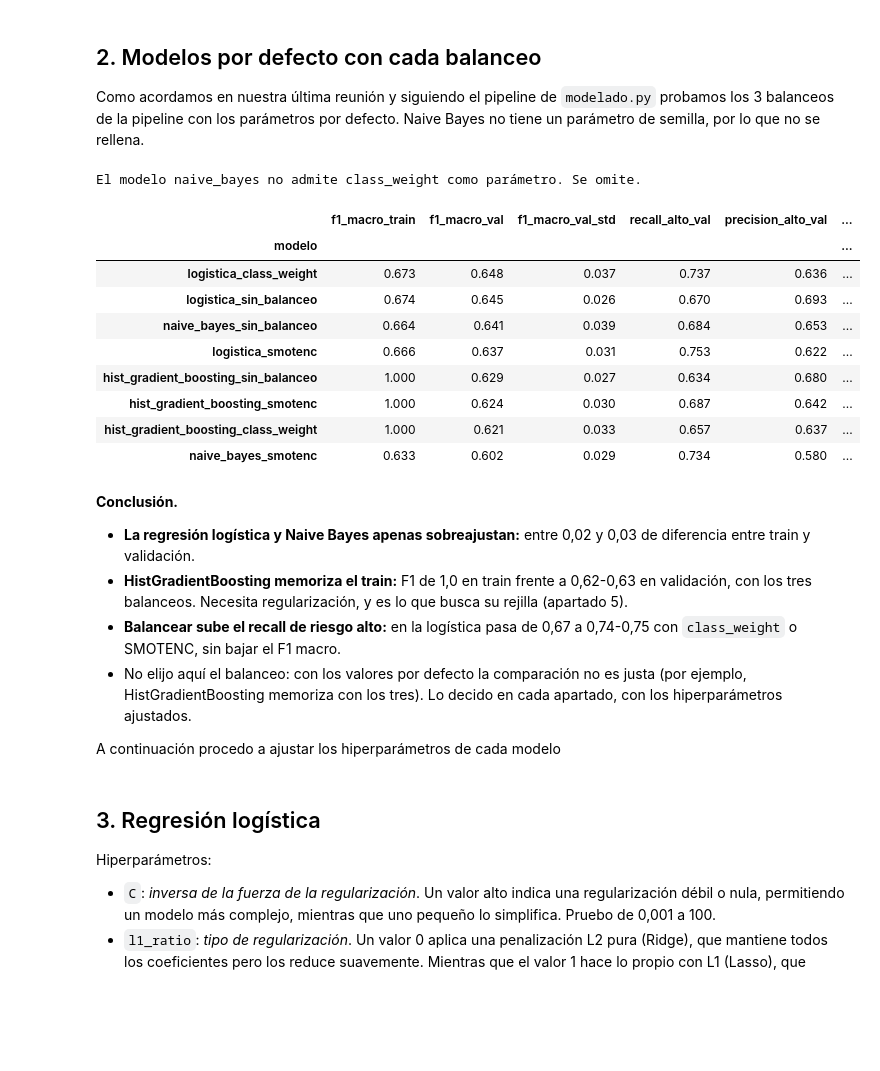
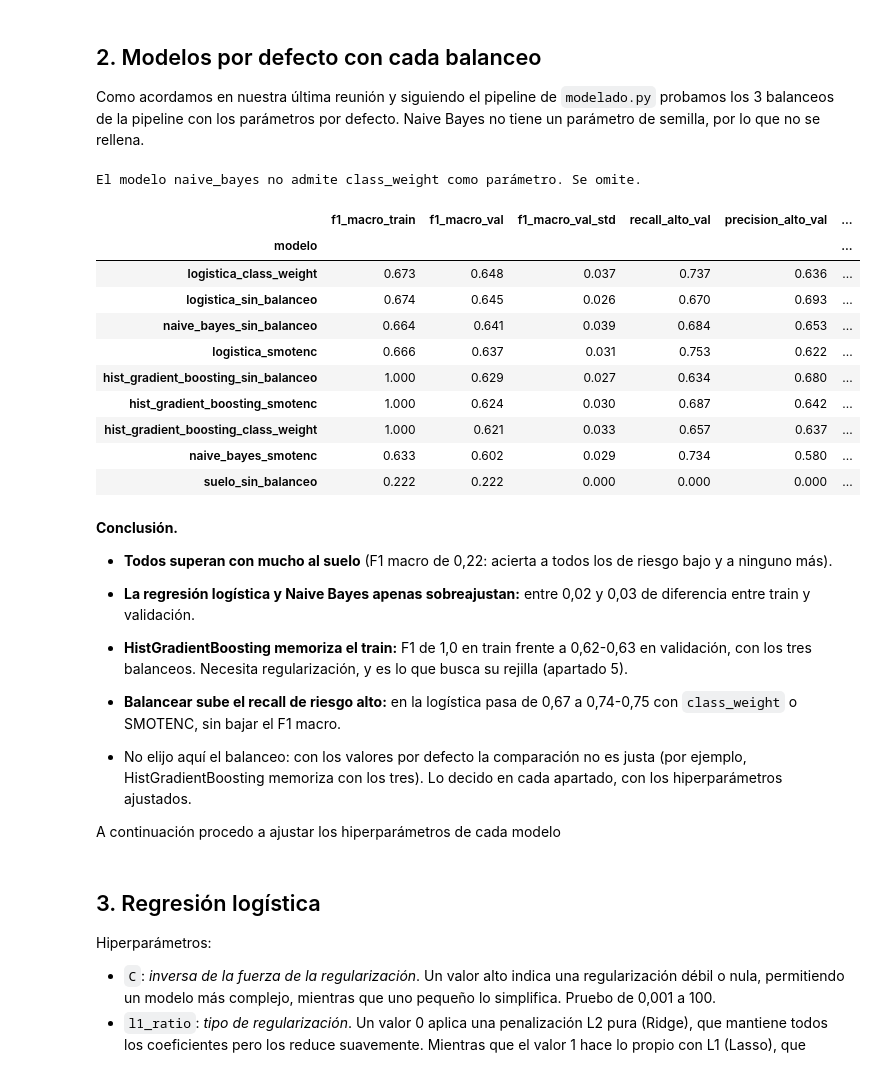
Before and after one commit to enzocastrozn/machine_learning, a Jupyter notebook: src/modelos_pablo.ipynb, the cells around one changed output. Saved outputs shown, nothing was run; the diff lists cells and outputs as text; code cells hidden in the pictures; blank space fills up the shorter version.

```diff
--- a/src/modelos_pablo.ipynb
+++ b/src/modelos_pablo.ipynb
@@ -37,6 +41,7 @@ modelos = {
     "logistica": LogisticRegression(random_state=cte.semilla),
     "naive_bayes": GaussianNB(),
     "hist_gradient_boosting": HistGradientBoostingClassifier(random_state=cte.semilla),
+    "suelo": DummyClassifier(strategy="most_frequent"),
 }
 
 balanceos = [None, "class_weight", "smotenc"]
@@ -44,39 +49,48 @@ filas = []
 pipeline = {}
 busqueda_por_defecto = {}
 for nombre, modelo in modelos.items():
     for balanceo in balanceos:
         etiqueta = f"{nombre}_{balanceo or "sin_balanceo"}"
+        # el suelo solo se mide sin balanceo: siempre predice la clase mayoritaria, así que balancear no aporta nada
+        if nombre == "suelo" and balanceo is not None:
+            continue
         try:
             pipeline[etiqueta] = mod.crear_pipeline(modelo, balanceo)
         except ValueError:
             print(f"El modelo {nombre} no admite {balanceo} como parámetro. Se omite.")
             continue
         busqueda_por_defecto[etiqueta] = mod.crear_busqueda(pipeline[etiqueta], {}).fit(X_train, y_train)
 
 por_defecto = pd.concat([mod.tabla_resultados(b, etiqueta) for etiqueta, b in busqueda_por_defecto.items()])
 
 # train frente a validación: el sobreajuste se ve en la diferencia, sin tocar el test
 columnas = ["f1_macro_train", "f1_macro_val", "f1_macro_val_std", "recall_alto_val",
             "precision_alto_val", "diferencia_train_val"]
 por_defecto[columnas].sort_values("f1_macro_val", ascending=False).round(3)
 # %% [output]
 El modelo naive_bayes no admite class_weight como parámetro. Se omite.
 |  | f1_macro_train | f1_macro_val | f1_macro_val_std | recall_alto_val | precision_alto_val | ... |
 | modelo |  |  |  |  |  | ... |
 | logistica_class_weight | 0.673 | 0.648 | 0.037 | 0.737 | 0.636 | ... |
 | logistica_sin_balanceo | 0.674 | 0.645 | 0.026 | 0.670 | 0.693 | ... |
 | naive_bayes_sin_balanceo | 0.664 | 0.641 | 0.039 | 0.684 | 0.653 | ... |
 | logistica_smotenc | 0.666 | 0.637 | 0.031 | 0.753 | 0.622 | ... |
 | hist_gradient_boosting_sin_balanceo | 1.000 | 0.629 | 0.027 | 0.634 | 0.680 | ... |
 | hist_gradient_boosting_smotenc | 1.000 | 0.624 | 0.030 | 0.687 | 0.642 | ... |
 | hist_gradient_boosting_class_weight | 1.000 | 0.621 | 0.033 | 0.657 | 0.637 | ... |
 | naive_bayes_smotenc | 0.633 | 0.602 | 0.029 | 0.734 | 0.580 | ... |
+| suelo_sin_balanceo | 0.222 | 0.222 | 0.000 | 0.000 | 0.000 | ... |
 # %% [markdown]
 **Conclusión.**
 
+- **Todos superan con mucho al suelo** (F1 macro de 0,22: acierta a todos los de riesgo bajo y a ninguno más).
+
 - **La regresión logística y Naive Bayes apenas sobreajustan:** entre 0,02 y 0,03 de diferencia entre train y validación.
+
 - **HistGradientBoosting memoriza el train:** F1 de 1,0 en train frente a 0,62-0,63 en validación, con los tres balanceos. Necesita regularización, y es lo que busca su rejilla (apartado 5).
+
 - **Balancear sube el recall de riesgo alto:** en la logística pasa de 0,67 a 0,74-0,75 con `class_weight` o SMOTENC, sin bajar el F1 macro.
+
 - No elijo aquí el balanceo: con los valores por defecto la comparación no es justa (por ejemplo, HistGradientBoosting memoriza con los tres). Lo decido en cada apartado, con los hiperparámetros ajustados.
 
 A continuación procedo a ajustar los hiperparámetros de cada modelo
```
Also changed, not shown: parts of 38 cells of this notebook.
